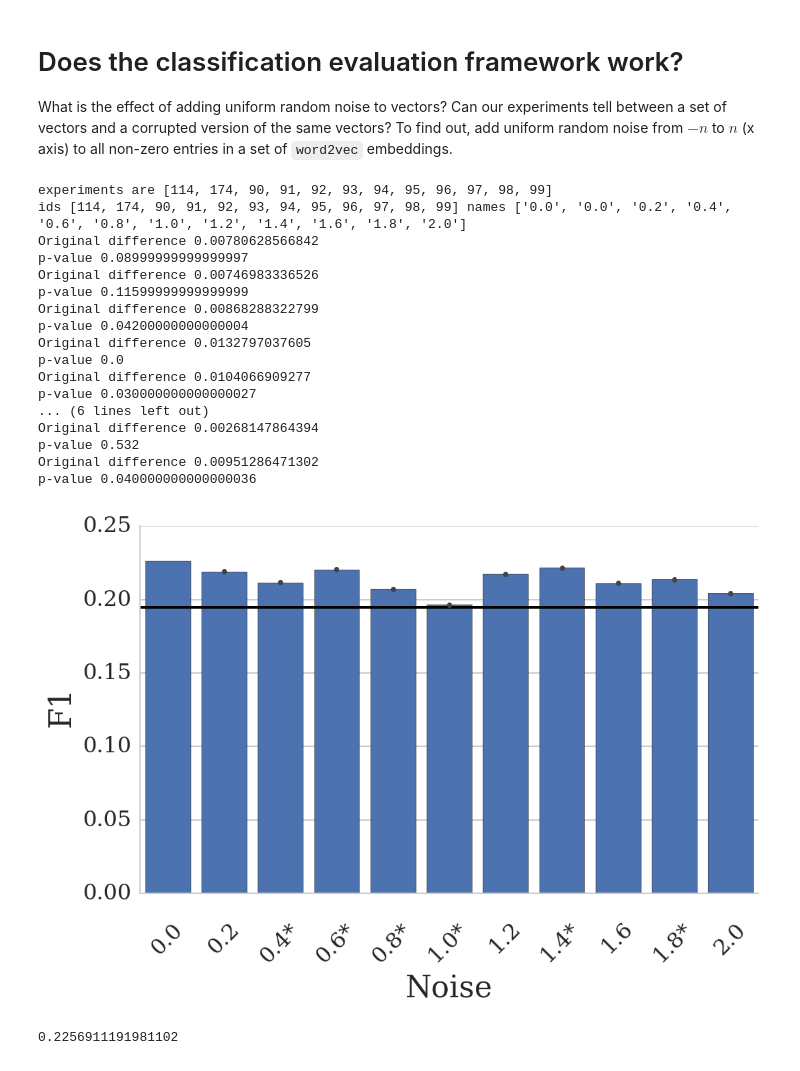
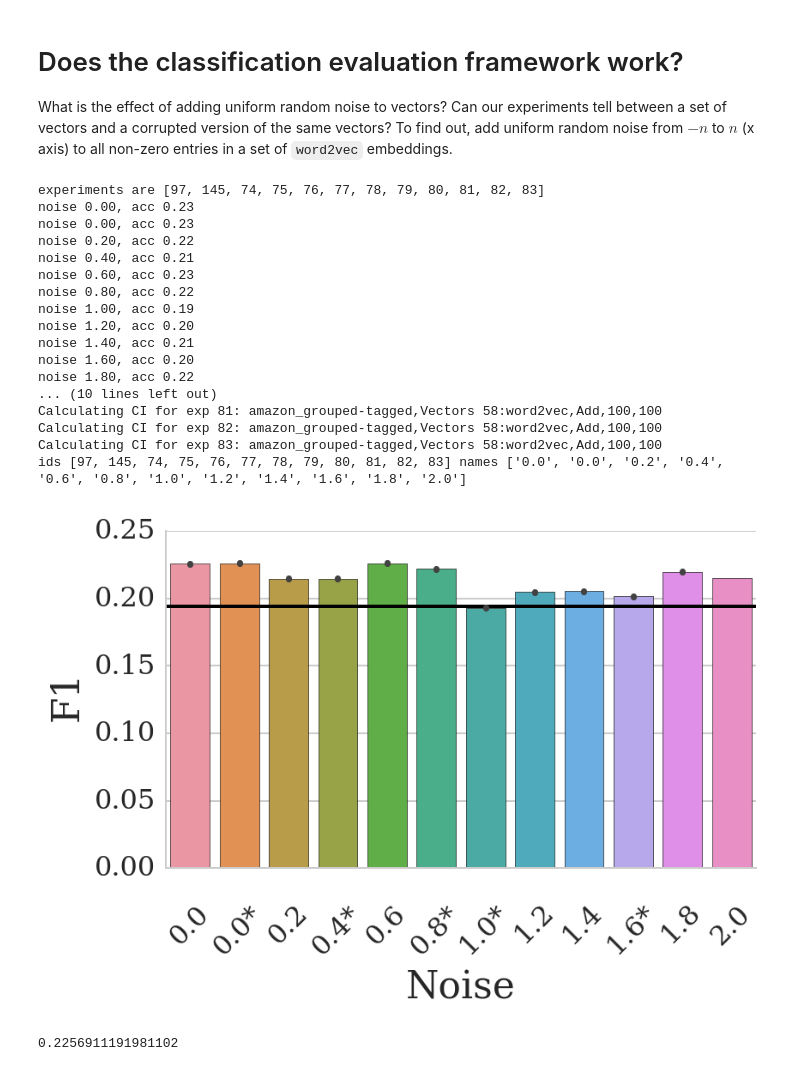
Before and after one commit to mbatchkarov/ExpLosion, a Jupyter notebook: notebooks/effect_of_adding_noise_to_vectors.ipynb, the cells around one changed output. Saved outputs shown, nothing was run; the diff lists cells and outputs as text; code cells hidden in the pictures.

```diff
--- a/notebooks/effect_of_adding_noise_to_vectors.ipynb
+++ b/notebooks/effect_of_adding_noise_to_vectors.ipynb
@@ -13,10 +14,11 @@ What is the effect of adding uniform random noise to vectors? Can our experiment
 # %%
 d = {'vectors__unlabelled_percentage': 100,
      'labelled': 'amazon_grouped-tagged',
-     'vectors__dimensionality': 100.0,
+     'vectors__dimensionality': 100,
      'decode_handler': 'SignifiedOnlyFeatureHandler',
      'vectors__composer': 'Add',
      'vectors__rep': 0,
+     'allow_overlap': False,
      'k': 3,
      'vectors__unlabelled': 'wiki',
      'vectors__algorithm': 'word2vec',
@@ -24,55 +26,59 @@ d = {'vectors__unlabelled_percentage': 100,
      'document_features_ev': 'AN+NN'}
 e = Experiment.objects.filter(**d).order_by('noise').values_list('id', flat=True)
 print('experiments are', e)
+
+for eid in e:
+    print('noise %2.2f, acc %2.2f'%(Experiment.objects.get(id=eid).noise,
+                                    Results.objects.get(id=eid, classifier=CLASSIFIER).accuracy_mean))
 
 cv_folds = get_cv_fold_count(e)
 scores, folds = get_cv_scores_many_experiment(e)
 raw_names = ['%1.1f'%x for x in Experiment.objects.filter(id__in=e).order_by('noise').values_list('noise', flat=True)]
 
 # calculate significance
 def pairwise(iterable):
     "s -> (s0,s1), (s1,s2), (s2, s3), ..."
     a, b = tee(iterable)
     next(b, None)
     return zip(a, b)
 
 print('ids', e, 'names', raw_names)
 for i, (e1, e2) in enumerate(pairwise(e)):
     # TODO need bonferoni correction
     statistic, pval = pairwise_randomised_significance(get_data_for_signif_test(e1),
                                             get_data_for_signif_test(e2))
     if pval < 0.05:
         # significant difference exists
         raw_names[i] += '*'
 
 names = np.repeat(raw_names, cv_folds)
 df = pd.DataFrame(dict(Noise=names, F1=scores, folds=folds))
 ax = sns.factorplot('Noise', 'F1', data=df, kind='bar', aspect=1.5);
 ax.set_xticklabels(rotation=45);
 
 # random baseline for comparison
 rand = Experiment.objects.get(vectors__algorithm='random_vect', labelled='amazon_grouped-tagged').id
 score, score_std = Results.objects.get(id=rand,
-                                          classifier='MultinomialNB').get_performance_info('macrof1')
+                                          classifier='MultinomialNB').get_performance_info()
 plt.hlines(score, -100, 100)
 plt.savefig('plot-noise-gigaword-add.pdf', format='pdf', dpi=300, bbox_inches='tight', pad_inches=0.1)
 # %% [output]
-experiments are [114, 174, 90, 91, 92, 93, 94, 95, 96, 97, 98, 99]
-ids [114, 174, 90, 91, 92, 93, 94, 95, 96, 97, 98, 99] names ['0.0', '0.0', '0.2', '0.4', '0.6', '0.8', '1.0', '1.2', '1.4', '1.6', '1.8', '2.0']
-Original difference 0.00780628566842
-p-value 0.08999999999999997
-Original difference 0.00746983336526
-p-value 0.11599999999999999
-Original difference 0.00868288322799
-p-value 0.04200000000000004
-Original difference 0.0132797037605
-p-value 0.0
-Original difference 0.0104066909277
-p-value 0.030000000000000027
-... (6 lines left out)
-Original difference 0.00268147864394
-p-value 0.532
-Original difference 0.00951286471302
-p-value 0.040000000000000036
+experiments are [97, 145, 74, 75, 76, 77, 78, 79, 80, 81, 82, 83]
+noise 0.00, acc 0.23
+noise 0.00, acc 0.23
+noise 0.20, acc 0.22
+noise 0.40, acc 0.21
+noise 0.60, acc 0.23
+noise 0.80, acc 0.22
+noise 1.00, acc 0.19
+noise 1.20, acc 0.20
+noise 1.40, acc 0.21
+noise 1.60, acc 0.20
+noise 1.80, acc 0.22
+... (10 lines left out)
+Calculating CI for exp 81: amazon_grouped-tagged,Vectors 58:word2vec,Add,100,100
+Calculating CI for exp 82: amazon_grouped-tagged,Vectors 58:word2vec,Add,100,100
+Calculating CI for exp 83: amazon_grouped-tagged,Vectors 58:word2vec,Add,100,100
+ids [97, 145, 74, 75, 76, 77, 78, 79, 80, 81, 82, 83] names ['0.0', '0.0', '0.2', '0.4', '0.6', '0.8', '1.0', '1.2', '1.4', '1.6', '1.8', '2.0']
-[figure, old version]
+[figure, new version]
 # %%
```
Also changed, not shown: parts of 4 cells of this notebook, 7 other files.
